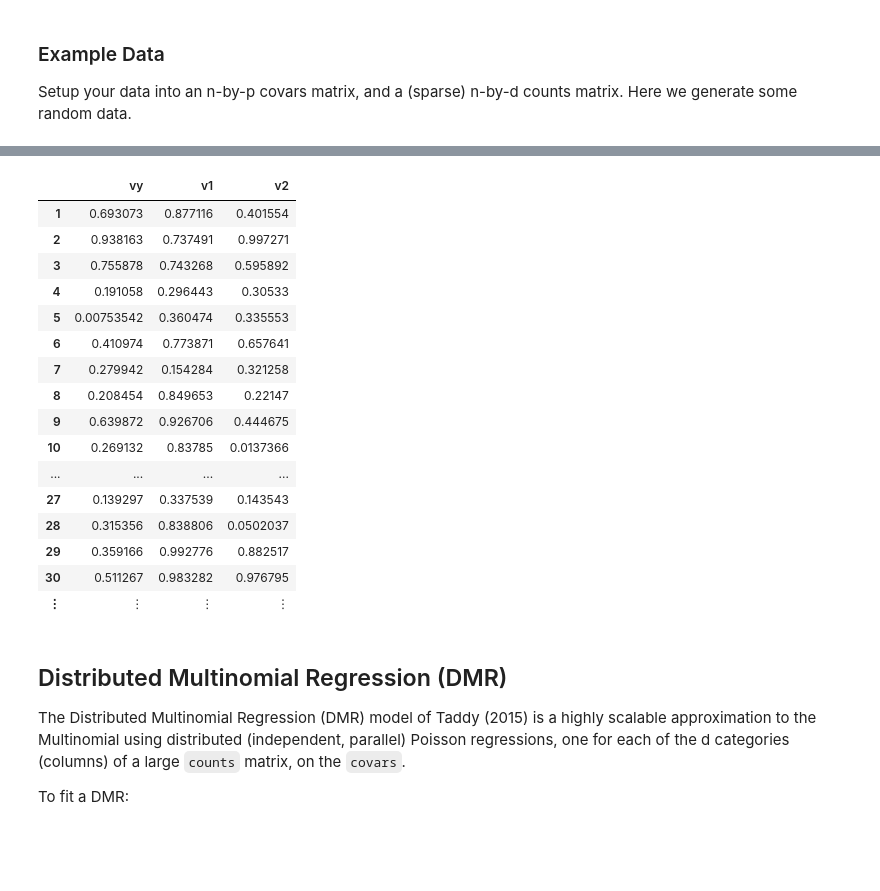
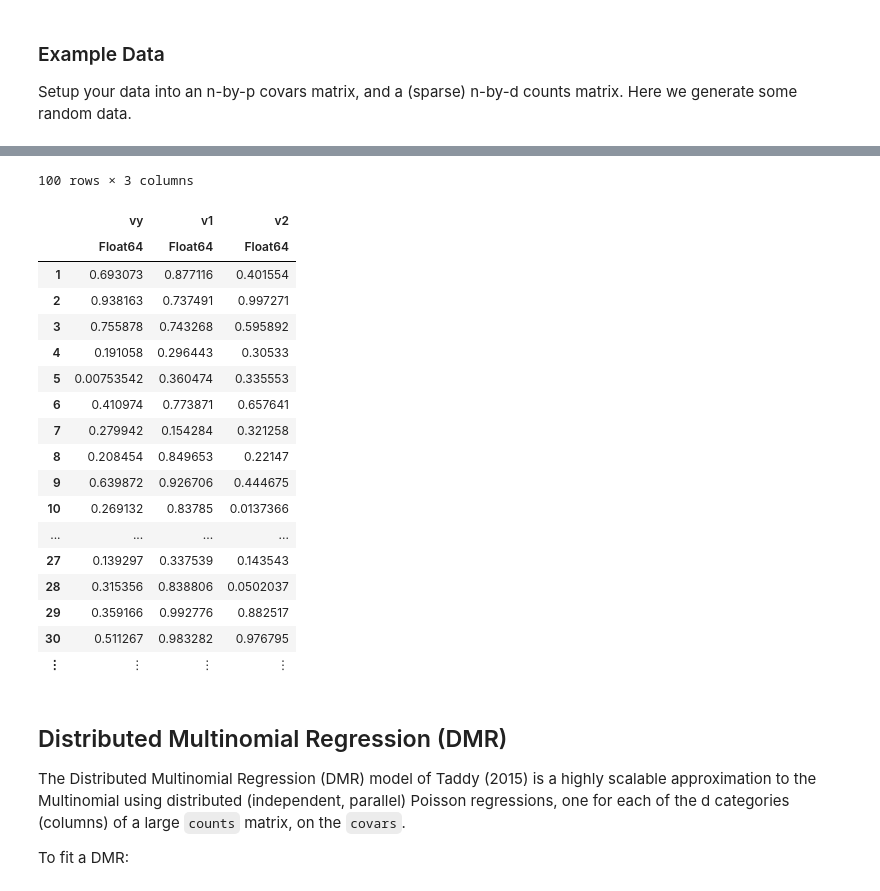
Before and after one commit to AsafManela/HurdleDMR.jl, a Jupyter notebook: docs/src/tutorials/HurdleDMR.ipynb, the cells around one changed output, grey strips where cells are left out. Cells and saved outputs as stored; diff of their text form; code cells hidden in the pictures; blank space fills up the shorter version.

```diff
--- a/docs/src/tutorials/HurdleDMR.ipynb
+++ b/docs/src/tutorials/HurdleDMR.ipynb
@@ -31,19 +41,21 @@ Setup your data into an n-by-p covars matrix, and a (sparse) n-by-d counts matri
 # %%
-using CSV, GLM, DataFrames, Distributions
+using CSV, GLM, DataFrames, Distributions, Random, LinearAlgebra, SparseArrays
 n = 100
 p = 3
 d = 4
 
-srand(13)
-m = 1+rand(Poisson(5),n)
+Random.seed!(13)
+m = 1 .+ rand(Poisson(5),n)
 covars = rand(n,p)
 ηfn(vi) = exp.([0 + i*sum(vi) for i=1:d])
 q = [ηfn(covars[i,:]) for i=1:n]
-scale!.(q,ones(n)./sum.(q))
+rmul!.(q,ones(n)./sum.(q))
 counts = convert(SparseMatrixCSC{Float64,Int},hcat(broadcast((qi,mi)->rand(Multinomial(mi, qi)),q,m)...)')
 covarsdf = DataFrame(covars,[:vy, :v1, :v2])
 # %% [output]
+100 rows × 3 columns
 |  | vy | v1 | v2 |
+|  | Float64 | Float64 | Float64 |
 | 1 | 0.693073 | 0.877116 | 0.401554 |
 | 2 | 0.938163 | 0.737491 | 0.997271 |
 | 3 | 0.755878 | 0.743268 | 0.595892 |
```
Also changed, not shown: parts of 18 cells of this notebook, 1 other file.
